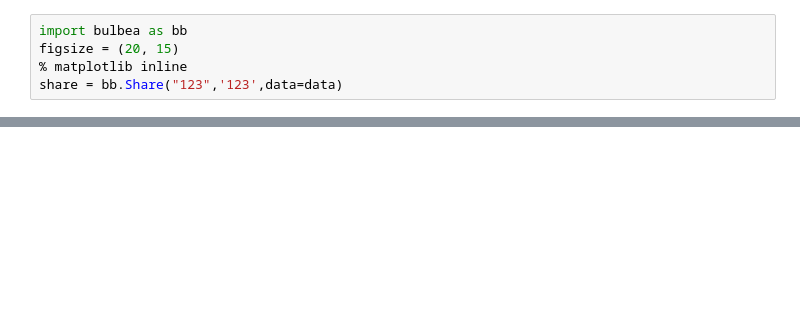
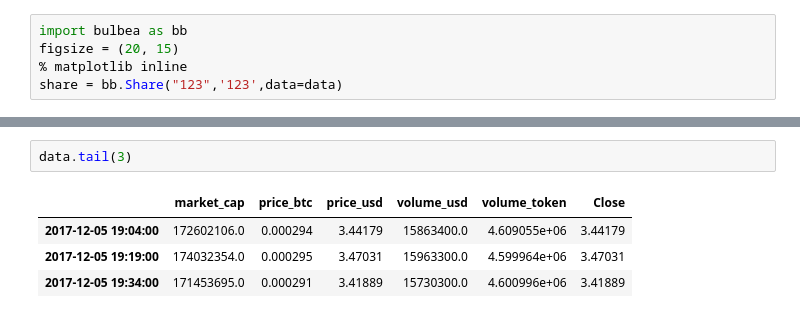
Before and after one commit to hao44le/gelei_bulbea, a Jupyter notebook: load model and predict the future.ipynb, the cells around one changed output, grey strips where cells are left out. Drawn from its saved outputs; the diff is of its cells as text; blank space fills up the shorter version.

```diff
--- a/load model and predict the future.ipynb
+++ b/load model and predict the future.ipynb
@@ -175,0 +156,7 @@ pplt.show()
+# %%
+data.tail(3)
+# %% [output]
+|  | market_cap | price_btc | price_usd | volume_usd | volume_token | Close |
+| 2017-12-05 19:04:00 | 172602106.0 | 0.000294 | 3.44179 | 15863400.0 | 4.609055e+06 | 3.44179 |
+| 2017-12-05 19:19:00 | 174032354.0 | 0.000295 | 3.47031 | 15963300.0 | 4.599964e+06 | 3.47031 |
+| 2017-12-05 19:34:00 | 171453695.0 | 0.000291 | 3.41889 | 15730300.0 | 4.600996e+06 | 3.41889 |
```
Also changed, not shown: parts of 23 cells of this notebook, 47 other files.
